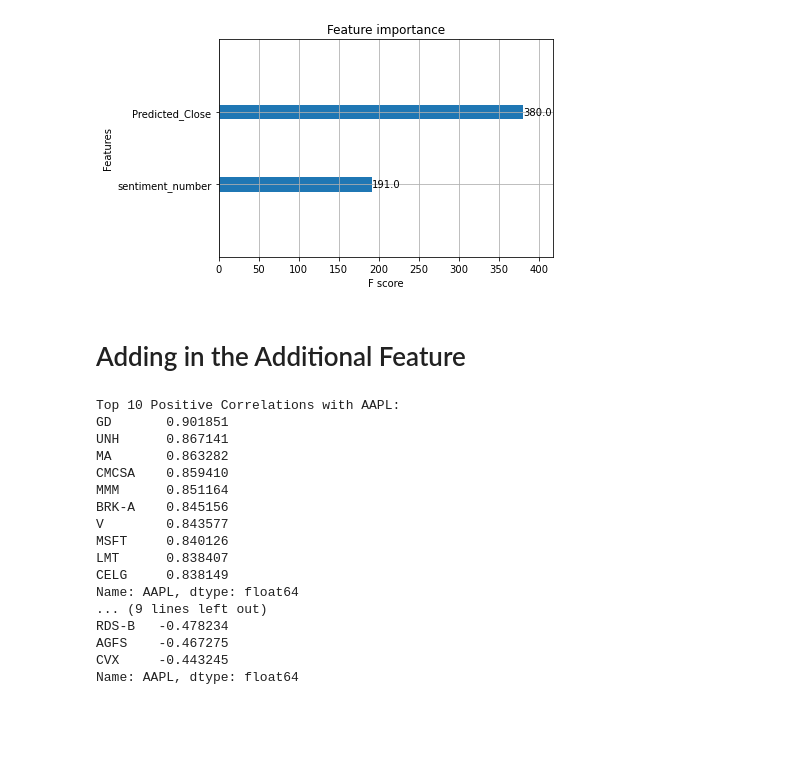
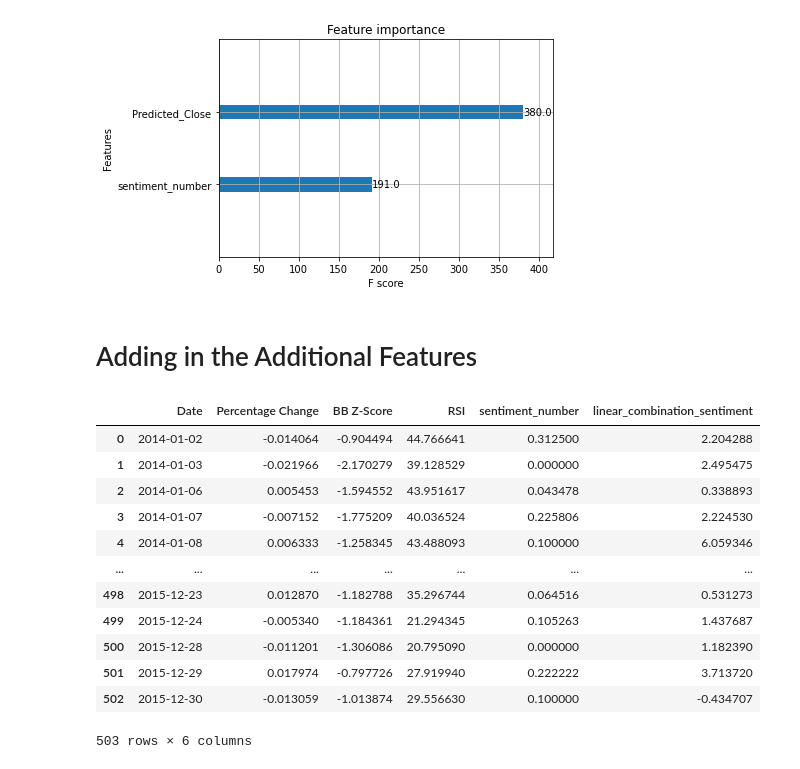
Before and after one commit to shaeantoine/greenscape, a Jupyter notebook: main.ipynb, the cells around one changed output. Cells and saved outputs as stored; diff of their text form; code cells hidden in the pictures; blank space fills up the shorter version.

```diff
--- a/main.ipynb
+++ b/main.ipynb
@@ -684,46 +732,23 @@ RMSE: 1.56
 <AxesSubplot:title={'center':'Feature importance'}, xlabel='F score', ylabel='Features'>
 [figure]
 # %% [markdown]
-# Adding in the Additional Feature
+# Adding in the Additional Features
-# %%
-# Determine which of the other stocks are most correlated with Apple
-
-closing_prices = pd.DataFrame()
-
-for name, df in dataframes.items():
-    if 'Close' in df.columns:  # Ensure the 'Close' column exists
-        closing_prices[name] = df['Close']  # Add the closing prices to the new DataFrame
-
-# Step 3: Compute correlation between closing prices
-correlation_matrix = closing_prices.corr()
-
-aapl_correlations = correlation_matrix['AAPL'].drop('AAPL')  # Drop self-correlation
-
-# Get the top 10 most extreme correlations (both positive and negative)
-extreme_correlations = aapl_correlations.abs().nlargest(10)  # Get absolute values
-top_positive_correlations = aapl_correlations[aapl_correlations > 0].nlargest(10)  # Top positive
-top_negative_correlations = aapl_correlations[aapl_correlations < 0].nsmallest(10)  # Top negative
-
-# Output results
-print("Top 10 Positive Correlations with AAPL:")
-print(top_positive_correlations)
-print("\nTop 10 Negative Correlations with AAPL:")
-print(top_negative_correlations)
-# %% [output]
-Top 10 Positive Correlations with AAPL:
-GD       0.901851
-UNH      0.867141
-MA       0.863282
-CMCSA    0.859410
-MMM      0.851164
-BRK-A    0.845156
-V        0.843577
-MSFT     0.840126
-LMT      0.838407
-CELG     0.838149
-Name: AAPL, dtype: float64
-... (9 lines left out)
-RDS-B   -0.478234
-AGFS    -0.467275
-CVX     -0.443245
-Name: AAPL, dtype: float64
+# %%
+file_path = 'data/processed/AAPl.csv'
+
+df = pd.read_csv(file_path)
+df
+# %% [output]
+|  | Date | Percentage Change | BB Z-Score | RSI | sentiment_number | linear_combination_sentiment |
+| 0 | 2014-01-02 | -0.014064 | -0.904494 | 44.766641 | 0.312500 | 2.204288 |
+| 1 | 2014-01-03 | -0.021966 | -2.170279 | 39.128529 | 0.000000 | 2.495475 |
+| 2 | 2014-01-06 | 0.005453 | -1.594552 | 43.951617 | 0.043478 | 0.338893 |
+| 3 | 2014-01-07 | -0.007152 | -1.775209 | 40.036524 | 0.225806 | 2.224530 |
+| 4 | 2014-01-08 | 0.006333 | -1.258345 | 43.488093 | 0.100000 | 6.059346 |
+| ... | ... | ... | ... | ... | ... | ... |
+| 498 | 2015-12-23 | 0.012870 | -1.182788 | 35.296744 | 0.064516 | 0.531273 |
+| 499 | 2015-12-24 | -0.005340 | -1.184361 | 21.294345 | 0.105263 | 1.437687 |
+| 500 | 2015-12-28 | -0.011201 | -1.306086 | 20.795090 | 0.000000 | 1.182390 |
+| 501 | 2015-12-29 | 0.017974 | -0.797726 | 27.919940 | 0.222222 | 3.713720 |
+| 502 | 2015-12-30 | -0.013059 | -1.013874 | 29.556630 | 0.100000 | -0.434707 |
+503 rows × 6 columns
```
Also changed, not shown: parts of 9 cells of this notebook.
